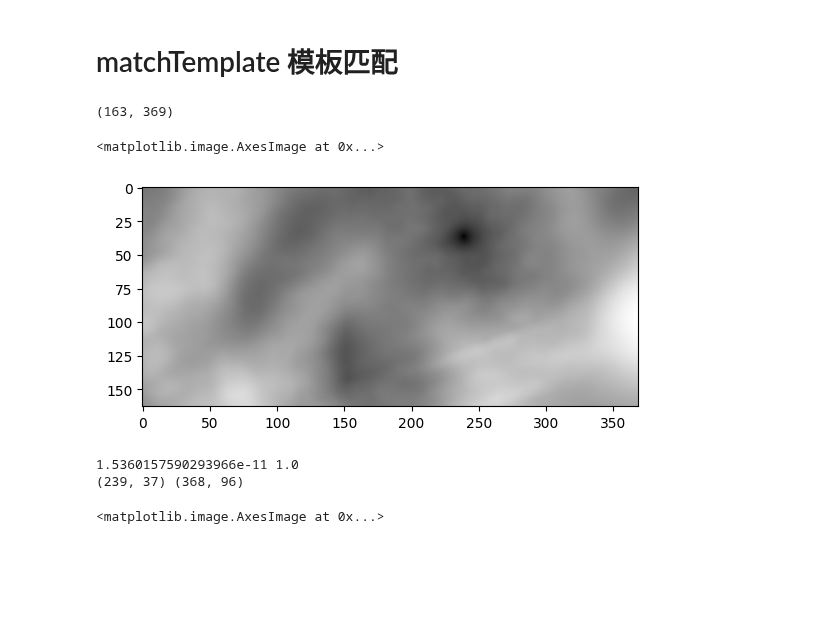
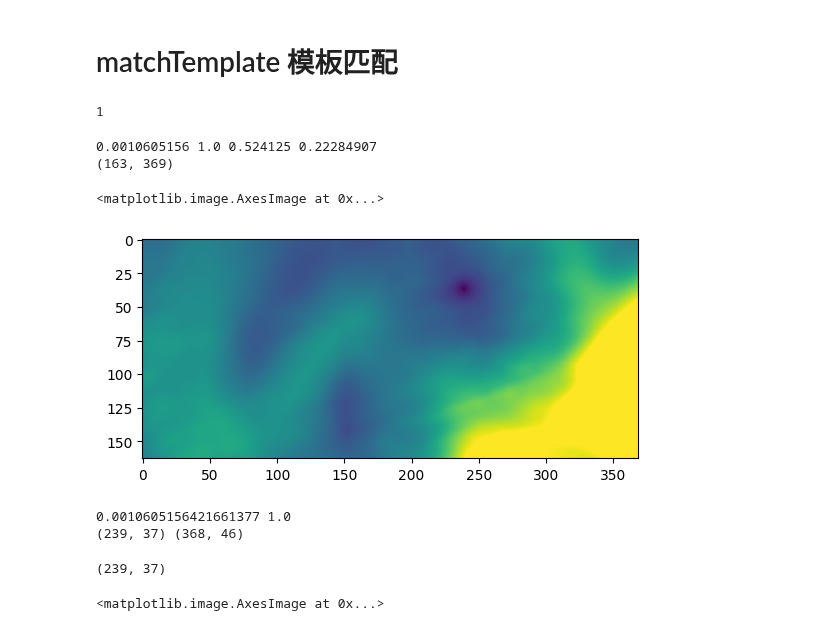
Before and after one commit to NagatoYuki0943/opencv-learn, a Jupyter notebook: python/19_matchTemplate.ipynb, the cells around one changed output. Drawn from its saved outputs; the diff is of its cells as text; code cells hidden in the pictures; blank space fills up the shorter version.

Commit message:
update matchTemplate

```diff
--- a/python/19_matchTemplate.ipynb
+++ b/python/19_matchTemplate.ipynb
@@ -20,42 +18,50 @@ plt.imshow(template)
 [figure]
 # %% [markdown]
 # matchTemplate 模板匹配
+# %%
+# TM_SQDIFF:        方差匹配方法, 越小代表越准确
+# TM_SQDIFF_NORMED: 归一化的方差匹配方法, 越小代表越准确
+# TM_CCORR:         相关性匹配方法, 越大代表越准确
+# TM_CCORR_NORMED:  归一化的相关性匹配方法, 越大代表越准确
+# TM_CCOEFF:        相关系数匹配方法, 越大代表越准确
+# TM_CCOEFF_NORMED: 归一化的相关系数匹配方法, 越大代表越准确
+match_method = cv2.TM_SQDIFF_NORMED
+match_method
+# %% [output]
+1
 # %%
-match_method = cv2.TM_SQDIFF # TM_SQDIFF TM_SQDIFF_NORMED TM_CCORR TM_CCORR_NORMED TM_CCOEFF TM_CCOEFF_NORMED
-m = cv2.matchTemplate(
+match_template = cv2.matchTemplate(
     image=image,        # 图片
     templ=template,     # 模板
     method=match_method,# 匹配方法
 )
-m.shape
+print(match_template.min(), match_template.max(), match_template.mean(), match_template.std())
+print(match_template.shape)
+plt.imshow(match_template)
 # %% [output]
+0.0010605156 1.0 0.524125 0.22284907
 (163, 369)
+<matplotlib.image.AxesImage at 0x...>
+[figure, added]
-# %%
-# 归一化模型
-n = cv2.normalize(
-    src=m,
-    dst=None,
-    alpha=0,
-    beta=1,
-    norm_type=cv2.NORM_MINMAX,
-    dtype=-1,
-    )
-plt.imshow(cv2.cvtColor(n, cv2.COLOR_BGR2RGB))
-# %% [output]
-<matplotlib.image.AxesImage at 0x...>
-[figure, removed]
 # %%
-min_value, max_value, min_loc, max_loc = cv2.minMaxLoc(src=n)
+min_value, max_value, min_loc, max_loc = cv2.minMaxLoc(src=match_template)
 print(min_value, max_value)
 print(min_loc, max_loc)
 # %% [output]
-1.5360157590293966e-11 1.0
-(239, 37) (368, 96)
+0.0010605156421661377 1.0
+(239, 37) (368, 46)
 # %%
+# 在函数完成比较后，可以使用minMaxLoc函数将最佳匹配作为全局最小值（当使用TM_SQDIFF时）或最大值（当采用TM_CCORR或TM_CCOEFF时）。
+# 在彩色图像的情况下，在所有通道上进行分子中的模板求和和和分母中的每个求和，并且对每个通道使用单独的平均值。
+# 也就是说，该函数可以采用颜色模板和彩色图像。结果仍然是单通道图像，更易于分析。
 if match_method == cv2.TM_SQDIFF or match_method == cv2.TM_SQDIFF_NORMED:
     temp_loc = min_loc
 else:
     temp_loc = max_loc
+# [x, y]
+temp_loc
+# %% [output]
+(239, 37)
 # %%
 res = cv2.rectangle(
     img=image.copy(),
```
Also changed, not shown: parts of 1 cell of this notebook.
